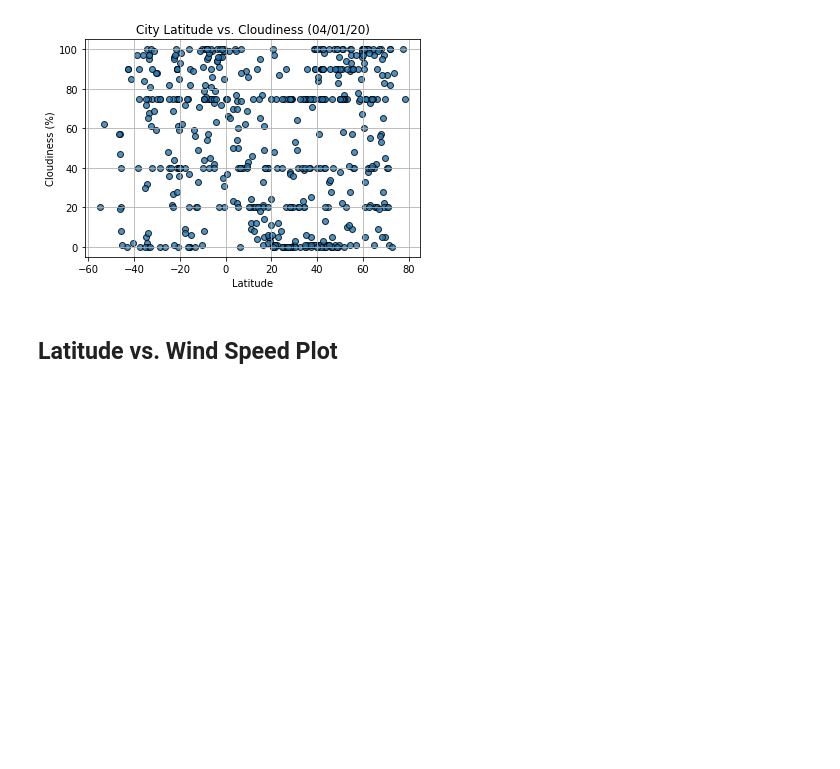
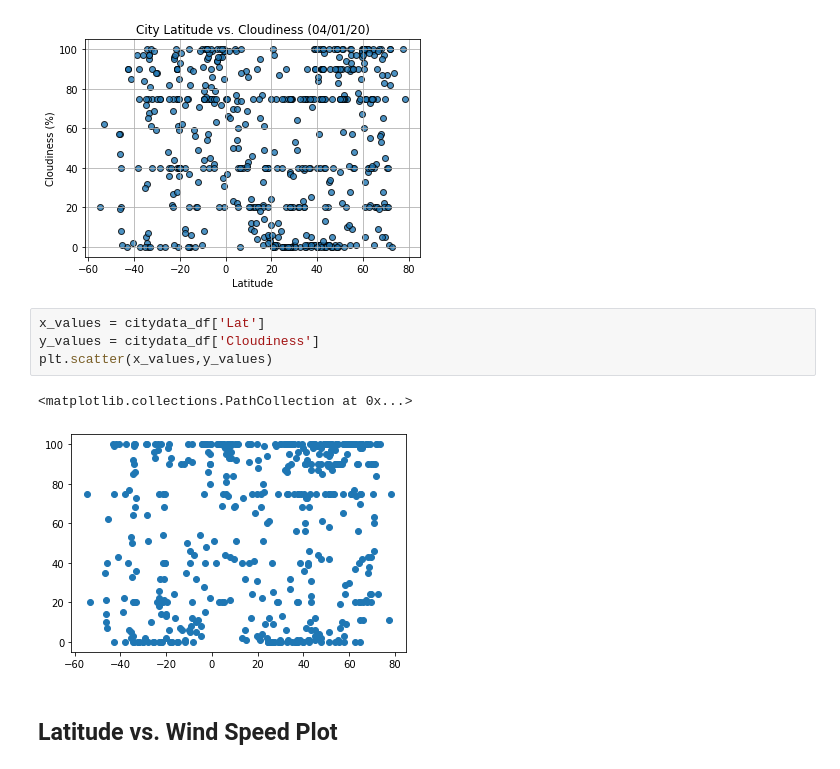
Before and after one commit to simoncastellanos9/python-api-challenge, a Jupyter notebook: WeatherPy/WeatherPy.ipynb, the cells around one changed output. Drawn from its saved outputs; the diff is of its cells as text; blank space fills up the shorter version.

```diff
--- a/WeatherPy/WeatherPy.ipynb
+++ b/WeatherPy/WeatherPy.ipynb
@@ -216,6 +235,13 @@ Int64Index([], dtype='int64')
 # %%
 # %% [output]
 [figure]
+# %%
+x_values = citydata_df['Lat']
+y_values = citydata_df['Cloudiness']
+plt.scatter(x_values,y_values)
+# %% [output]
+<matplotlib.collections.PathCollection at 0x...>
+[figure, added]
 # %% [markdown]
 ## Latitude vs. Wind Speed Plot
 # %%
```
Also changed, not shown: parts of 11 cells of this notebook, 1 other file.
